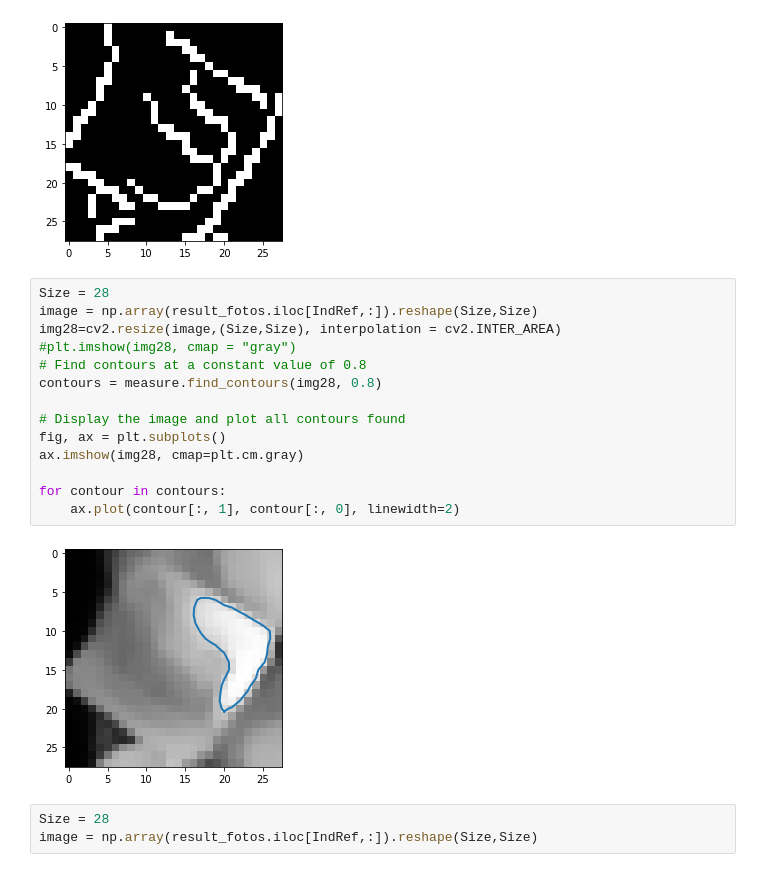
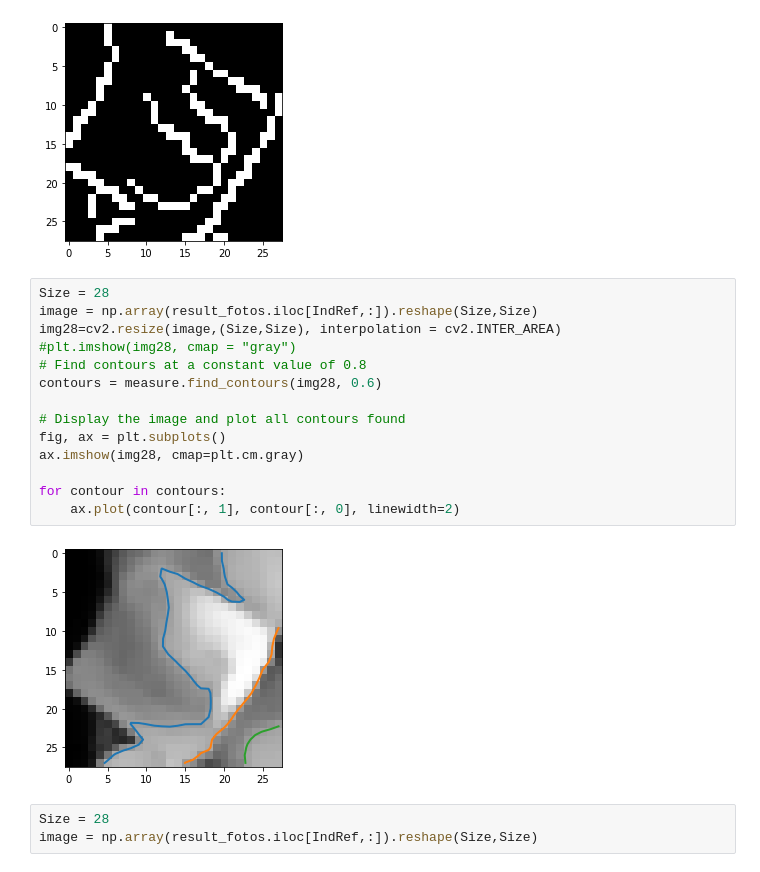
Before and after one commit to ucfilho/marquesgabi_paper_fev_2021, a Jupyter notebook: Codes_in_Evaluation/cany_edge_fantastic_abril_14_2021.ipynb, the cells around one changed output. Saved outputs shown, nothing was run; the diff lists cells and outputs as text.

```diff
--- a/Codes_in_Evaluation/cany_edge_fantastic_abril_14_2021.ipynb
+++ b/Codes_in_Evaluation/cany_edge_fantastic_abril_14_2021.ipynb
@@ -465,19 +465,19 @@ plt.imshow(edges,cmap = "gray")
 # %%
 Size = 28
 image = np.array(result_fotos.iloc[IndRef,:]).reshape(Size,Size)
 img28=cv2.resize(image,(Size,Size), interpolation = cv2.INTER_AREA)
 #plt.imshow(img28, cmap = "gray")
 # Find contours at a constant value of 0.8
-contours = measure.find_contours(img28, 0.8)
+contours = measure.find_contours(img28, 0.6)
 
 # Display the image and plot all contours found
 fig, ax = plt.subplots()
 ax.imshow(img28, cmap=plt.cm.gray)
 
 for contour in contours:
     ax.plot(contour[:, 1], contour[:, 0], linewidth=2)
 # %% [output]
-[figure, old version]
+[figure, new version]
 # %%
 Size = 28
 image = np.array(result_fotos.iloc[IndRef,:]).reshape(Size,Size)
```
